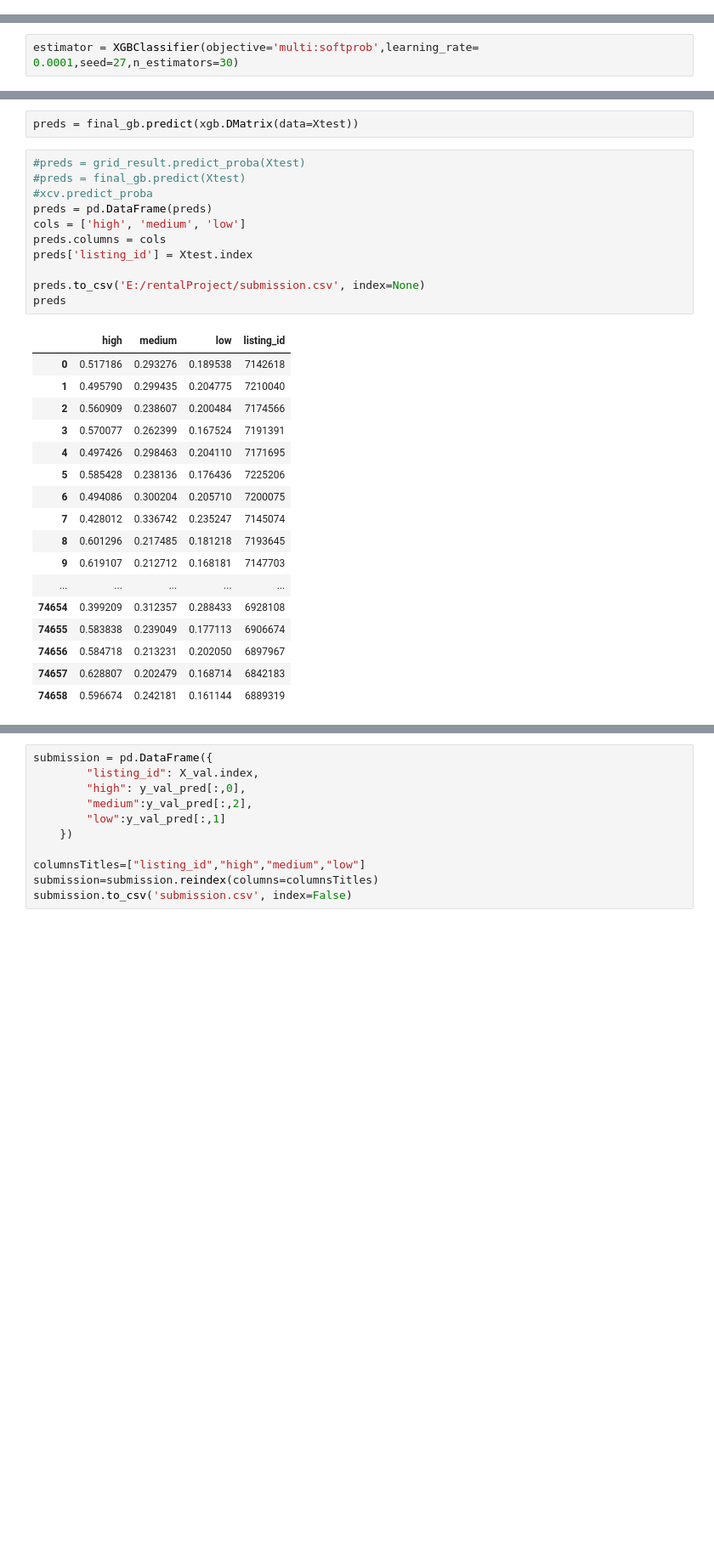
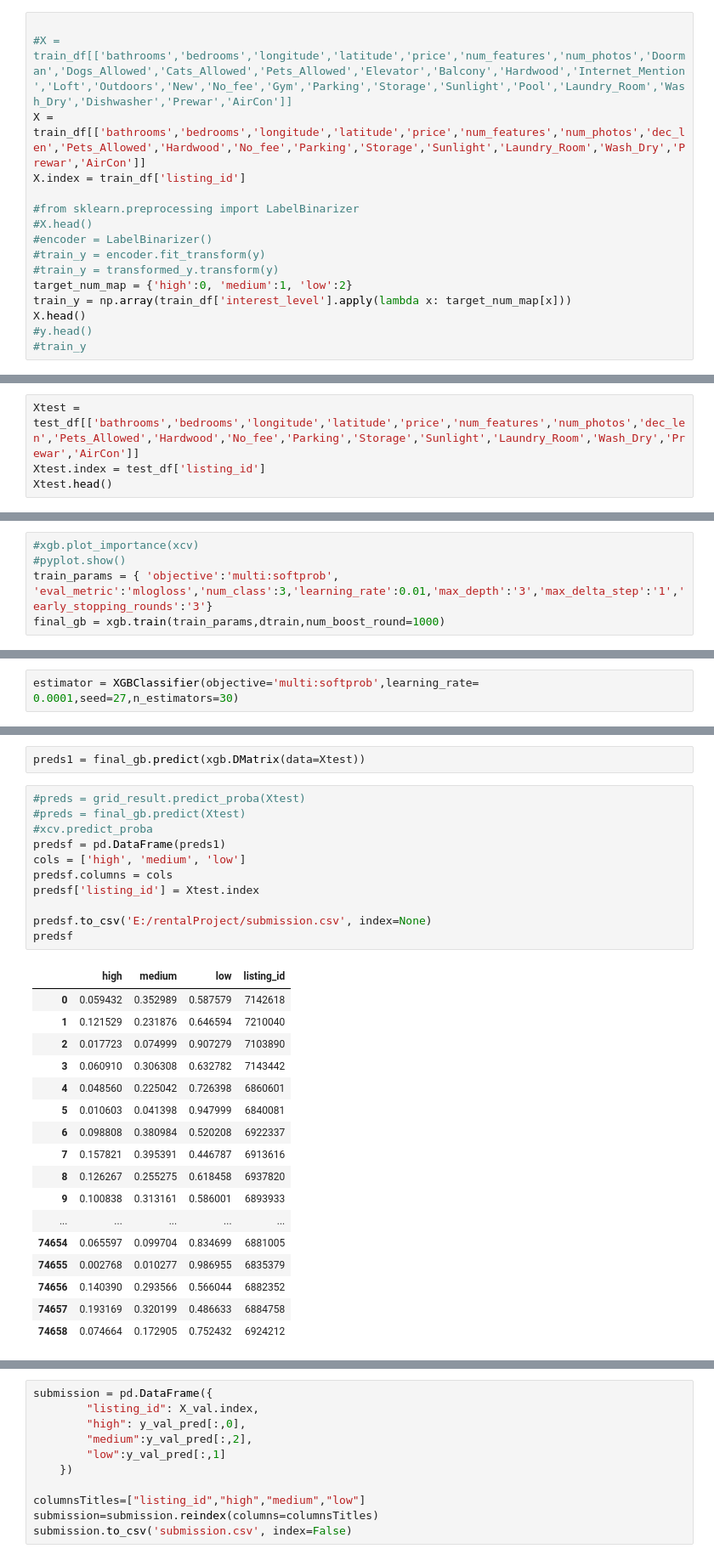
Before and after one commit to vb8190/7406_latest, a Jupyter notebook: 7406DataMiningProject/vikas/ipython_notebooks/7406_Final_Project.ipynb, the cells around one changed output, grey strips where cells are left out. Shown: that part at 85% size. Saved outputs shown, nothing was run; the diff lists cells and outputs as text; blank space fills up the shorter version.

```diff
--- a/7406DataMiningProject/vikas/ipython_notebooks/7406_Final_Project.ipynb
+++ b/7406DataMiningProject/vikas/ipython_notebooks/7406_Final_Project.ipynb
@@ -235,0 +149,16 @@ final_gb = xgb.train(train_params,dtrain,num_boost_round=100)
+# %%
+
+#X = train_df[['bathrooms','bedrooms','longitude','latitude','price','num_features','num_photos','Doorman','Dogs_Allowed','Cats_Allowed','Pets_Allowed','Elevator','Balcony','Hardwood','Internet_Mention','Loft','Outdoors','New','No_fee','Gym','Parking','Storage','Sunlight','Pool','Laundry_Room','Wash_Dry','Dishwasher','Prewar','AirCon']]
+X = train_df[['bathrooms','bedrooms','longitude','latitude','price','num_features','num_photos','dec_len','Pets_Allowed','Hardwood','No_fee','Parking','Storage','Sunlight','Laundry_Room','Wash_Dry','Prewar','AirCon']]
+X.index = train_df['listing_id']
+
+#from sklearn.preprocessing import LabelBinarizer
+#X.head()
+#encoder = LabelBinarizer()
+#train_y = encoder.fit_transform(y)
+#train_y = transformed_y.transform(y)
+target_num_map = {'high':0, 'medium':1, 'low':2}
+train_y = np.array(train_df['interest_level'].apply(lambda x: target_num_map[x]))
+X.head()
+#y.head()
+#train_y
@@ -235,0 +173,4 @@ final_gb = xgb.train(train_params,dtrain,num_boost_round=100)
+# %%
+Xtest = test_df[['bathrooms','bedrooms','longitude','latitude','price','num_features','num_photos','dec_len','Pets_Allowed','Hardwood','No_fee','Parking','Storage','Sunlight','Laundry_Room','Wash_Dry','Prewar','AirCon']]
+Xtest.index = test_df['listing_id']
+Xtest.head()
@@ -235,0 +340,5 @@ final_gb = xgb.train(train_params,dtrain,num_boost_round=100)
+# %%
+#xgb.plot_importance(xcv)
+#pyplot.show()
+train_params = { 'objective':'multi:softprob', 'eval_metric':'mlogloss','num_class':3,'learning_rate':0.01,'max_depth':'3','max_delta_step':'1','early_stopping_rounds':'3'}
+final_gb = xgb.train(train_params,dtrain,num_boost_round=1000)
@@ -260,34 +407,34 @@ plt.show()
 # %%
-preds = final_gb.predict(xgb.DMatrix(data=Xtest))
+preds1 = final_gb.predict(xgb.DMatrix(data=Xtest))
 # %%
 #preds = grid_result.predict_proba(Xtest)
 #preds = final_gb.predict(Xtest)
 #xcv.predict_proba
-preds = pd.DataFrame(preds)
+predsf = pd.DataFrame(preds1)
 cols = ['high', 'medium', 'low']
-preds.columns = cols
-preds['listing_id'] = Xtest.index
+predsf.columns = cols
+predsf['listing_id'] = Xtest.index
 
-preds.to_csv('E:/rentalProject/submission.csv', index=None)
-preds
+predsf.to_csv('E:/rentalProject/submission.csv', index=None)
+predsf
 # %% [output]
 |  | high | medium | low | listing_id |
-| 0 | 0.517186 | 0.293276 | 0.189538 | 7142618 |
-| 1 | 0.495790 | 0.299435 | 0.204775 | 7210040 |
-| 2 | 0.560909 | 0.238607 | 0.200484 | 7174566 |
-| 3 | 0.570077 | 0.262399 | 0.167524 | 7191391 |
-| 4 | 0.497426 | 0.298463 | 0.204110 | 7171695 |
-| 5 | 0.585428 | 0.238136 | 0.176436 | 7225206 |
-| 6 | 0.494086 | 0.300204 | 0.205710 | 7200075 |
-| 7 | 0.428012 | 0.336742 | 0.235247 | 7145074 |
-| 8 | 0.601296 | 0.217485 | 0.181218 | 7193645 |
-| 9 | 0.619107 | 0.212712 | 0.168181 | 7147703 |
+| 0 | 0.059432 | 0.352989 | 0.587579 | 7142618 |
+| 1 | 0.121529 | 0.231876 | 0.646594 | 7210040 |
+| 2 | 0.017723 | 0.074999 | 0.907279 | 7103890 |
+| 3 | 0.060910 | 0.306308 | 0.632782 | 7143442 |
+| 4 | 0.048560 | 0.225042 | 0.726398 | 6860601 |
+| 5 | 0.010603 | 0.041398 | 0.947999 | 6840081 |
+| 6 | 0.098808 | 0.380984 | 0.520208 | 6922337 |
+| 7 | 0.157821 | 0.395391 | 0.446787 | 6913616 |
+| 8 | 0.126267 | 0.255275 | 0.618458 | 6937820 |
+| 9 | 0.100838 | 0.313161 | 0.586001 | 6893933 |
 | ... | ... | ... | ... | ... |
-| 74654 | 0.399209 | 0.312357 | 0.288433 | 6928108 |
-| 74655 | 0.583838 | 0.239049 | 0.177113 | 6906674 |
-| 74656 | 0.584718 | 0.213231 | 0.202050 | 6897967 |
-| 74657 | 0.628807 | 0.202479 | 0.168714 | 6842183 |
-| 74658 | 0.596674 | 0.242181 | 0.161144 | 6889319 |
+| 74654 | 0.065597 | 0.099704 | 0.834699 | 6881005 |
+| 74655 | 0.002768 | 0.010277 | 0.986955 | 6835379 |
+| 74656 | 0.140390 | 0.293566 | 0.566044 | 6882352 |
+| 74657 | 0.193169 | 0.320199 | 0.486633 | 6884758 |
+| 74658 | 0.074664 | 0.172905 | 0.752432 | 6924212 |
 74659 rows × 4 columns
 # %%
 submission = pd.DataFrame({
```
Also changed, not shown: parts of 41 cells of this notebook.
